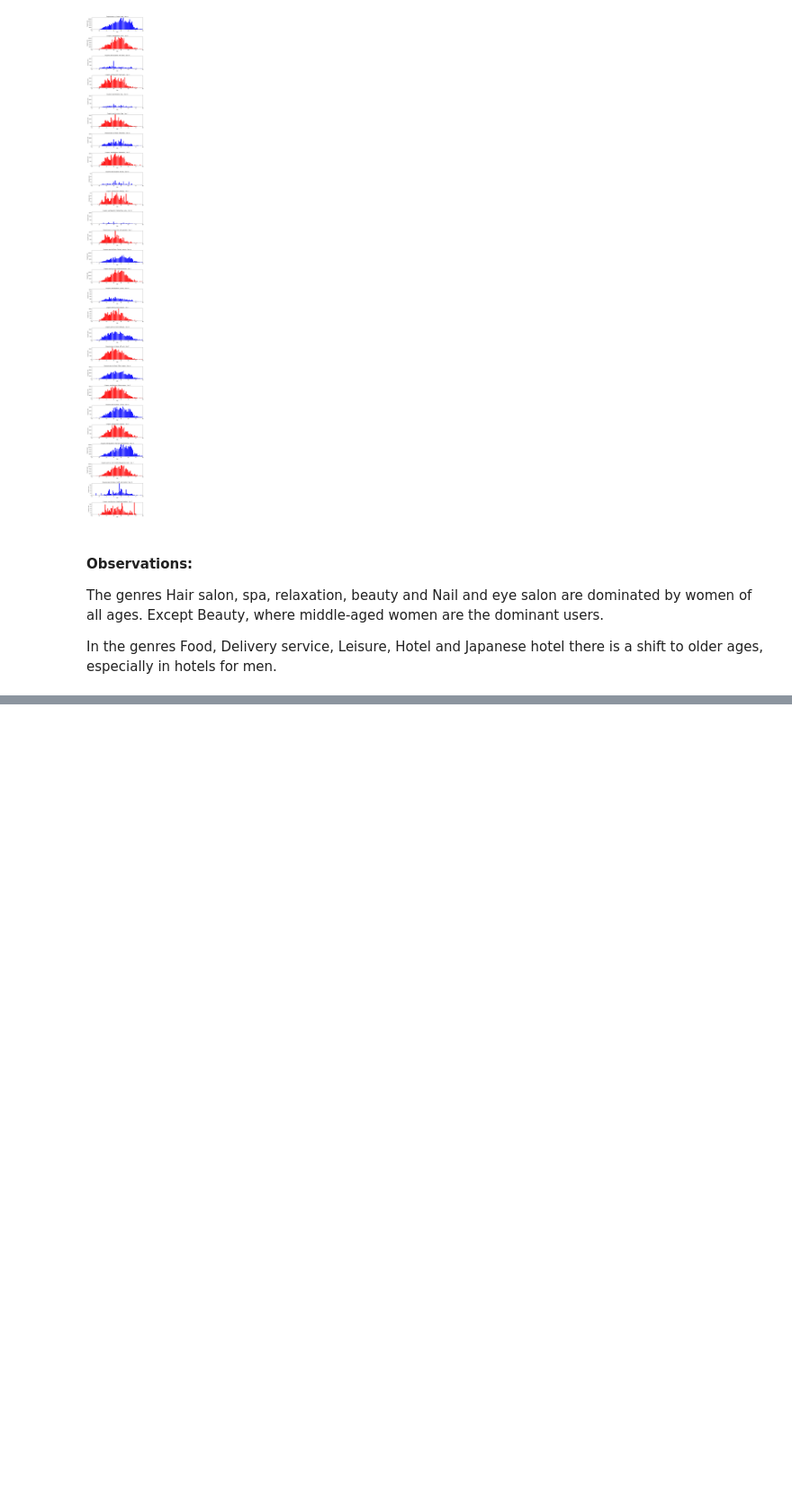
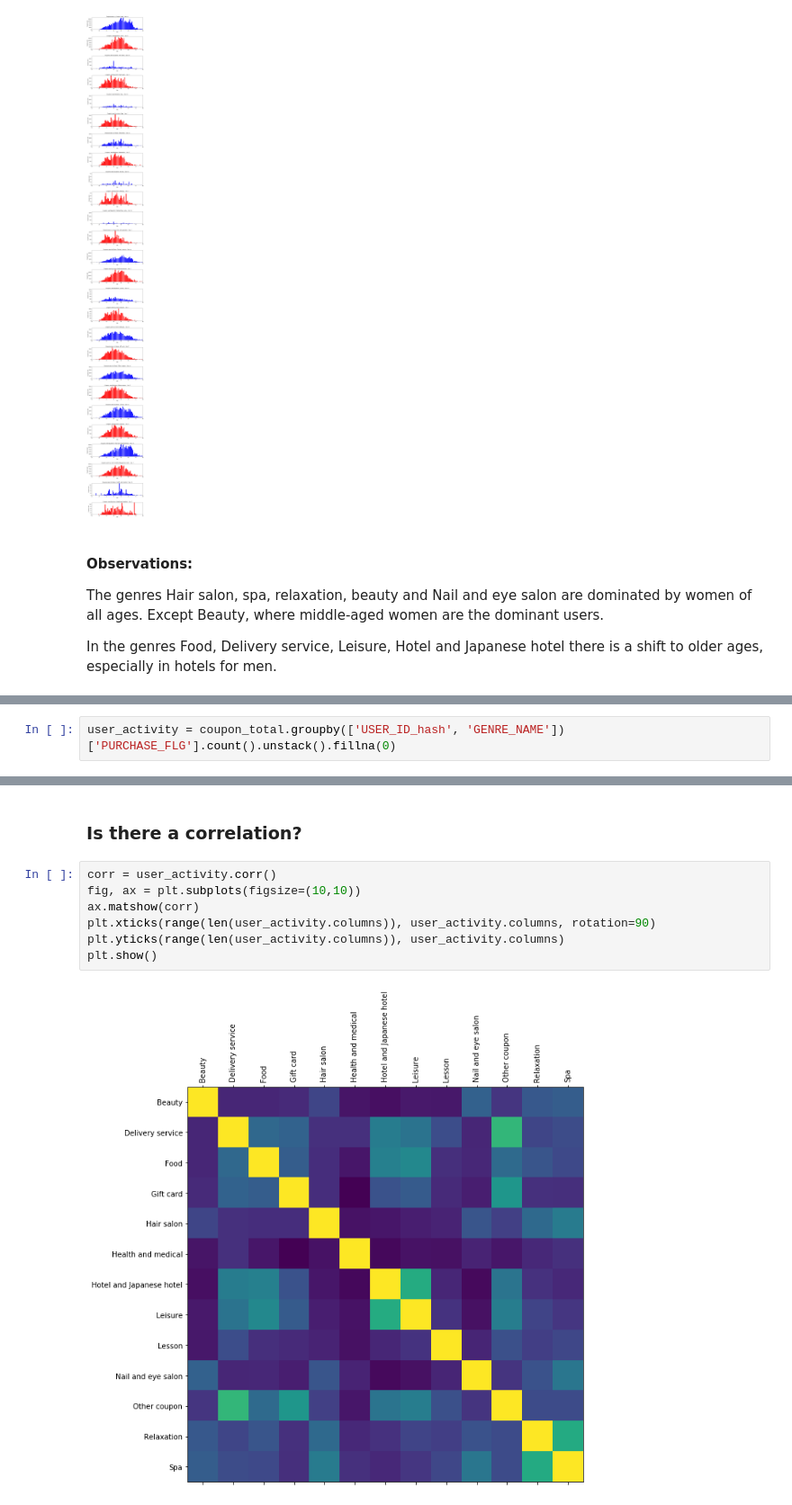
Before and after one commit to nachogoca/exploratory_ponpare, a Jupyter notebook: Ponpare Coupons.ipynb, the cells around one changed output, grey strips where cells are left out. Shown at 90% size. Drawn from its saved outputs; the diff is of its cells as text; blank space fills up the shorter version.

```diff
--- a/Ponpare Coupons.ipynb
+++ b/Ponpare Coupons.ipynb
@@ -297,0 +300,2 @@ In the genres Food, Delivery service, Leisure, Hotel and Japanese hotel there is
+# %%
+user_activity = coupon_total.groupby(['USER_ID_hash', 'GENRE_NAME'])['PURCHASE_FLG'].count().unstack().fillna(0)
@@ -297,0 +312,11 @@ In the genres Food, Delivery service, Leisure, Hotel and Japanese hotel there is
+# %% [markdown]
+### Is there a correlation?
+# %%
+corr = user_activity.corr()
+fig, ax = plt.subplots(figsize=(10,10))
+ax.matshow(corr)
+plt.xticks(range(len(user_activity.columns)), user_activity.columns, rotation=90)
+plt.yticks(range(len(user_activity.columns)), user_activity.columns)
+plt.show()
+# %% [output]
+[figure, added]
```
Also changed, not shown: parts of 13 cells of this notebook.
